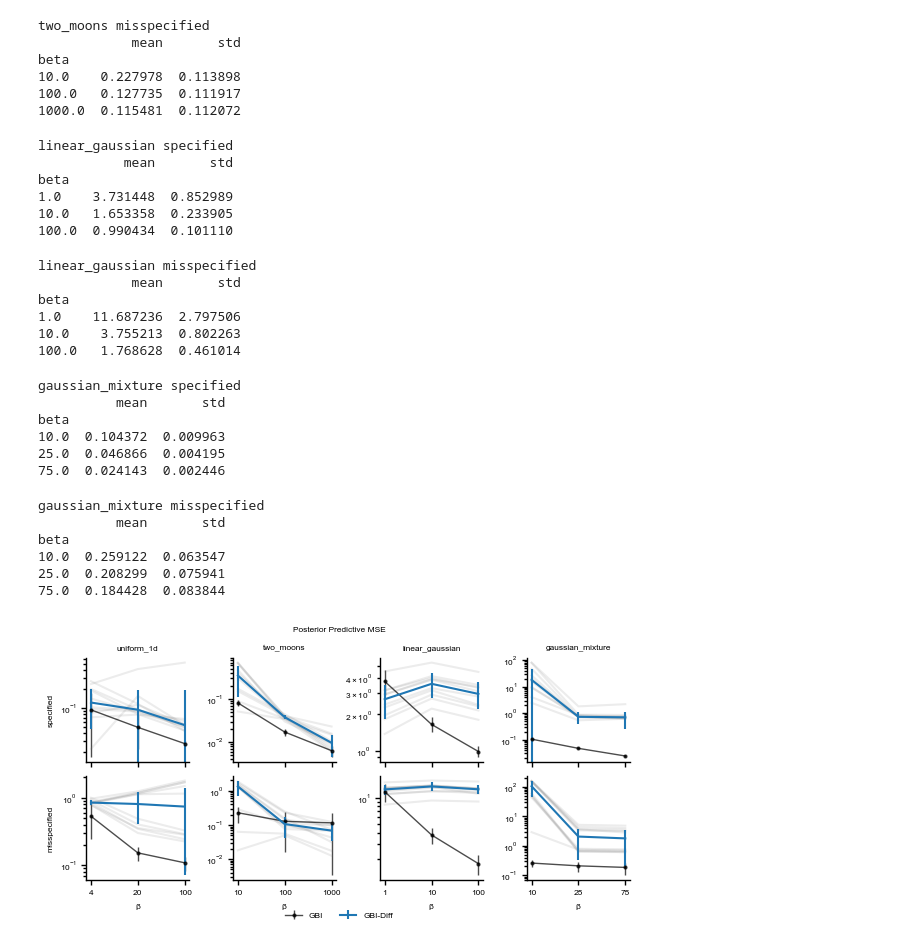
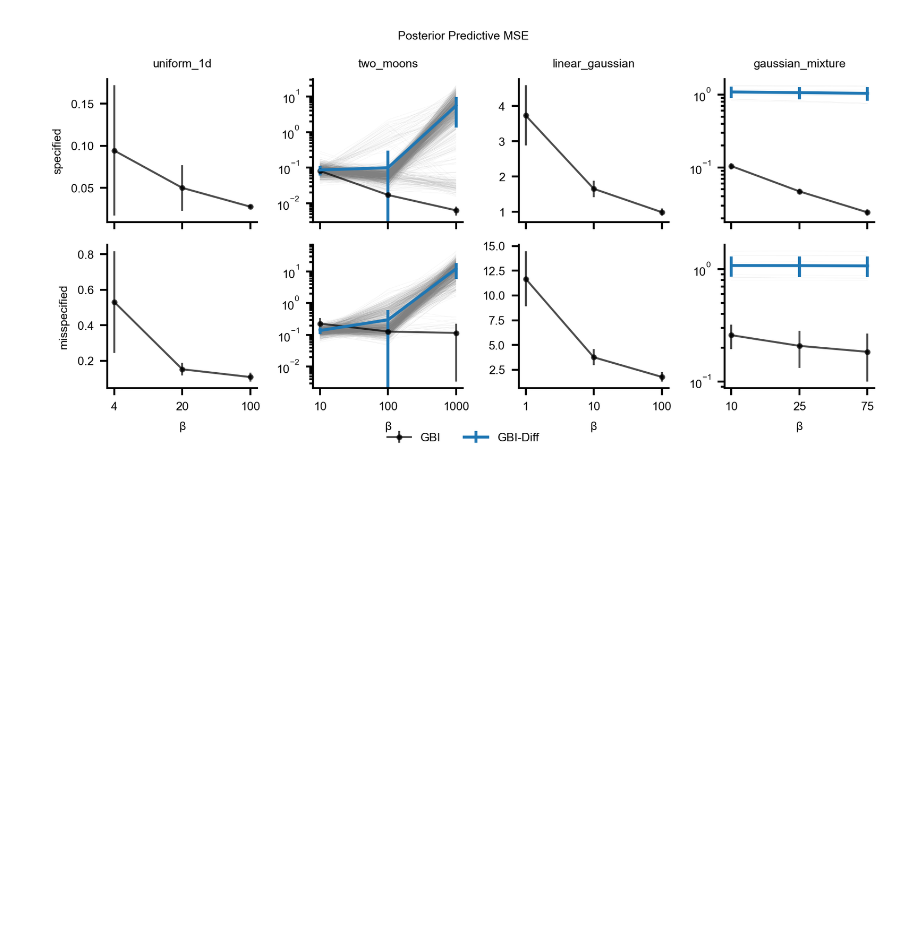
Before and after one commit to mackelab/neuralgbi_diffusion, a Jupyter notebook: notebooks/figures/benchmark_1.ipynb, the cells around one changed output. Cells and saved outputs as stored; diff of their text form; code cells hidden in the pictures; blank space fills up the shorter version.

```diff
--- a/notebooks/figures/benchmark_1.ipynb
+++ b/notebooks/figures/benchmark_1.ipynb
@@ -147,0 +164,5 @@ for res_path in log_dir.glob(
+# %%
+log_file = "../../results/train_diffusion/two_moons/2025-03-27-01-38-46/lightning_logs/version_0/samples_epoch=99-step=4000/specified_unknown_evaluate_samples.h5"
+content = h5py.File(log_file, "r")
+plt.scatter(*content["theta_pred"][slice(0, 1), 0].T)
+content.close()
@@ -148,16 +184,12 @@ for res_path in log_dir.glob(
 # %%
-import json
-from pathlib import Path
-import h5py
-import numpy as np
-import pandas as pd
 
-res_base_path = Path("../../results/diffusion")
+
+res_base_path = Path("../../results/train_diffusion")
 # task = "two_moons"
 log_dir = res_base_path
 
 dfs = []
-for res_path in log_dir.glob("*/lightning_logs/version_0/*/*_unknown_evaluate_samples.h5"):
+for res_path in log_dir.glob("*/*/lightning_logs/version_0/*/*_unknown_evaluate_samples.h5"):
     print(res_path)
     content = h5py.File(res_path, "r")
     attrs = {k: v for k, v in content.attrs.items()}
@@ -170,16 +202,25 @@ for res_path in log_dir.glob("*/lightning_logs/version_0/*/*_unknown_evaluate_sa
     # print(content["x_pred"].shape)
     # print(content["theta"][0] == content["theta"][1])
     # print(content["x_pred"][0] == content["x_pred"][1])
-    mse = np.mean(np.square((content["x_pred"] - x_o[None, None,])), axis=(1, 3))# .detach()
+    if "gaussian_mixture" in str(res_path):
+        a, b, c, d, e = content["x_pred"].shape
+        x_pred = einops.rearrange(content["x_pred"][:], "a b c d e -> (a b c) d e")
+        distance = compute_distances(mmd_dist, torch.from_numpy(x_pred), torch.from_numpy(x_o)).numpy()
+        distance = einops.rearrange(distance, "d (a b c) -> a b c d", a=a, b=b, c=c)
+        distance = distance.mean(axis=(1, 2))
+        print(content["x_pred"].shape, distance.shape)
+    else:
+        distance = np.mean(np.square((content["x_pred"] - x_o[None, :, None])), axis=(1, 3))# .detach()
+        print(content["x_pred"].shape, distance.shape)
     specified, known, _, _ = res_path.stem.split("_")
-    task = list(res_path.parents)[3].name
+    task = list(res_path.parents)[4].name
     # task = res_path.parents[]
     data = {
         "task": task,
         "specified": specified,
         "known": known,
         "betas": content.attrs["betas"],
-        "mse": mse.tolist(),
+        "distance": distance.tolist(),
         # "mse_mean": np.median(mse,-1),
         # "mse_std": mse.std(-1),
     }
@@ -252,15 +289,20 @@ for col_idx, dataset in enumerate(datasets):
         tmp_dataset = dataset
         if dataset == "uniform_1d":
             tmp_dataset = "uniform"
+
         print(tmp_dataset, specified)
         print(df_cur[["mean", "std"]])
-        tmp_df = df.loc[tmp_dataset, specified, "unknown"]
+        try:
+            tmp_df = df.loc[tmp_dataset, specified, "unknown"]
+        except KeyError:
+            continue
         # tmp_df = df[(df["task"] == tmp_dataset) & (df["specified"] == specified)]
-        mse = np.array(tmp_df["mse"].to_list())
-        ax.plot(tmp_df.index.astype(str), mse, color="grey", alpha=0.15)
+        mse = np.array(tmp_df["distance"].to_list())
+        print(mse)
+        ax.plot(tmp_df.index.astype(str), mse, color="grey", alpha=0.15, linewidth=0.1)
         gbi_diff_line = ax.errorbar(
             tmp_df.index.astype(str),
-            np.median(mse, axis=1),
+            np.mean(mse, axis=1),
             np.std(mse, axis=1),
             label="GBI-Diff",
         )
@@ -291,34 +332,4 @@ beta
-two_moons misspecified
-            mean       std
-beta
-10.0    0.227978  0.113898
-100.0   0.127735  0.111917
-1000.0  0.115481  0.112072
-linear_gaussian specified
-           mean       std
-beta
-1.0    3.731448  0.852989
-10.0   1.653358  0.233905
-100.0  0.990434  0.101110
-linear_gaussian misspecified
-            mean       std
-beta
-1.0    11.687236  2.797506
-10.0    3.755213  0.802263
-100.0   1.768628  0.461014
-gaussian_mixture specified
-          mean       std
-beta
-10.0  0.104372  0.009963
-25.0  0.046866  0.004195
-75.0  0.024143  0.002446
-gaussian_mixture misspecified
-          mean       std
-beta
-10.0  0.259122  0.063547
-25.0  0.208299  0.075941
-75.0  0.184428  0.083844
-[figure, old version]
+[figure, new version]
 # %%
     import json
 from pathlib import Path
```
Also changed, not shown: parts of 19 cells of this notebook, 5 other files.
